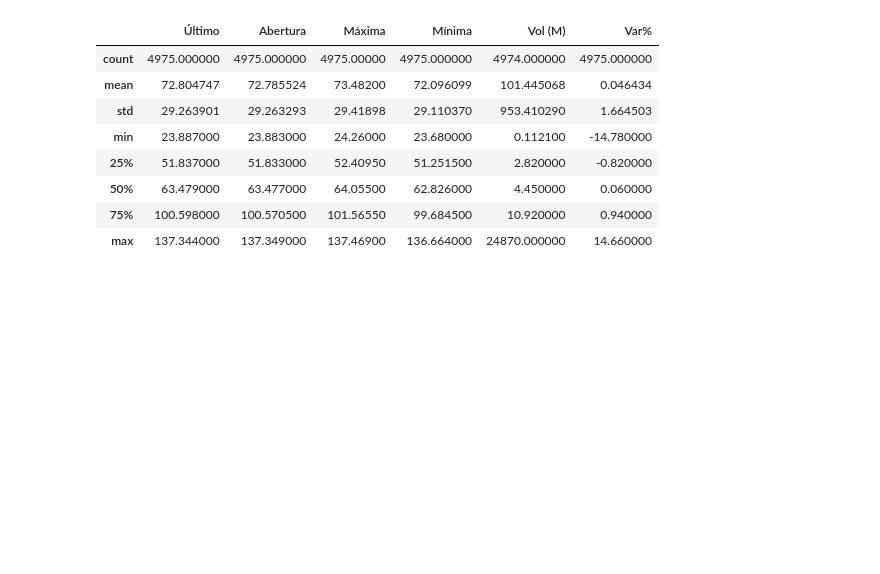
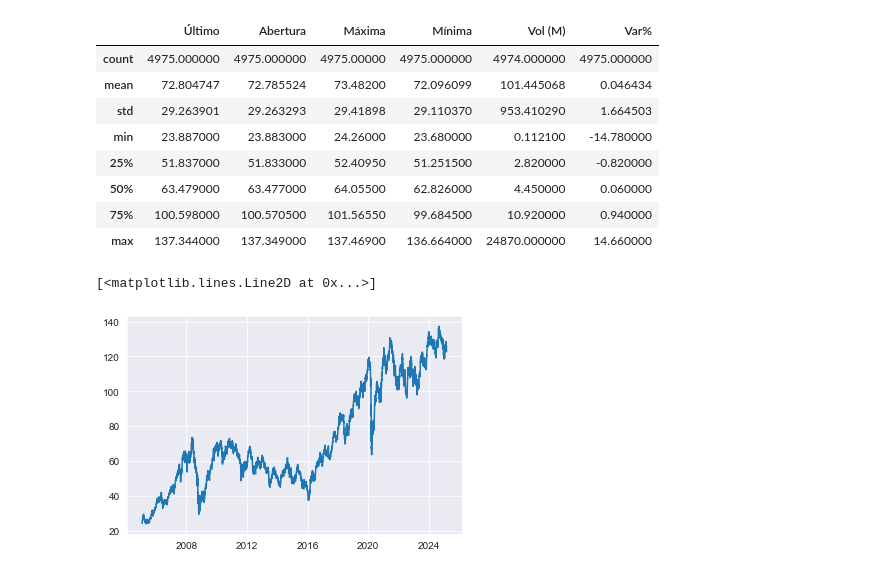
Before and after one commit to luishrufino/previsao_ibovespa, a Jupyter notebook: Machine Code.ipynb, the cells around one changed output. Cells and saved outputs as stored; diff of their text form; code cells hidden in the pictures; blank space fills up the shorter version.

```diff
--- a/Machine Code.ipynb
+++ b/Machine Code.ipynb
@@ -46,3 +48,8 @@ historic_df.describe()
 | 50% | 63.479000 | 63.477000 | 64.05500 | 62.826000 | 4.450000 | 0.060000 |
 | 75% | 100.598000 | 100.570500 | 101.56550 | 99.684500 | 10.920000 | 0.940000 |
 | max | 137.344000 | 137.349000 | 137.46900 | 136.664000 | 24870.000000 | 14.660000 |
+# %%
+plt.plot(historic_df.index, historic_df['Último'])
+# %% [output]
+[<matplotlib.lines.Line2D at 0x...>]
+[figure, added]
```
Also changed, not shown: parts of 7 cells of this notebook.
